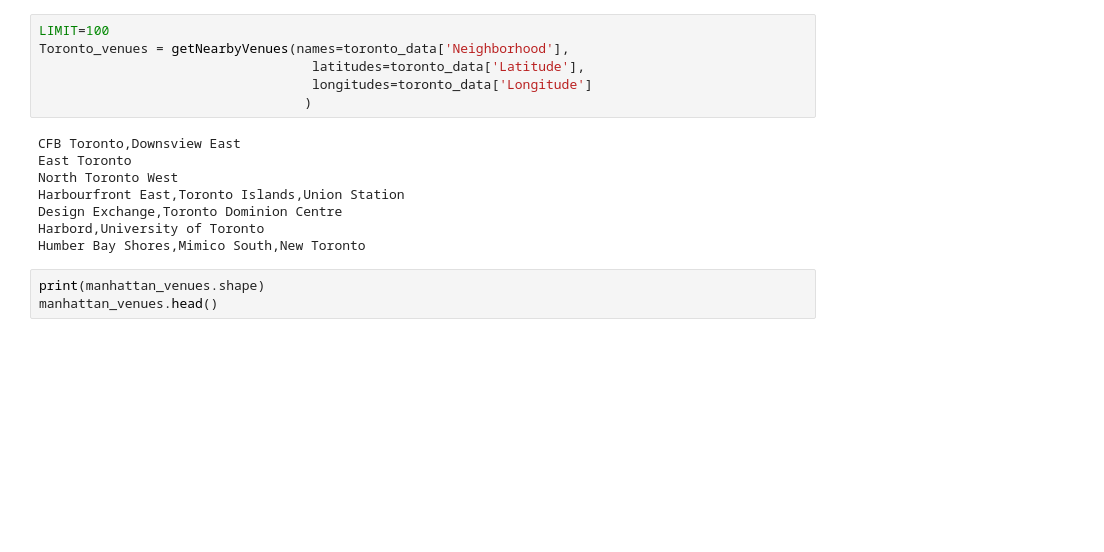
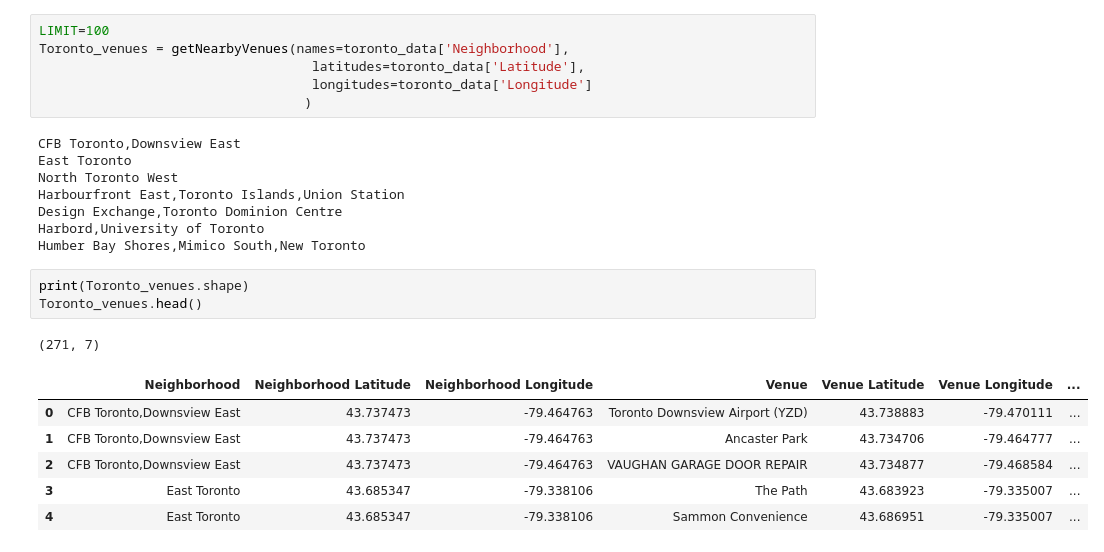
Before and after one commit to MohanRa/Capstone-BattleOfNeighbourhood, a Jupyter notebook: Cluster_Toronto.ipynb, the cells around one changed output. Saved outputs shown, nothing was run; the diff lists cells and outputs as text; blank space fills up the shorter version.

```diff
--- a/Cluster_Toronto.ipynb
+++ b/Cluster_Toronto.ipynb
@@ -155,5 +155,13 @@ Design Exchange,Toronto Dominion Centre
 Harbord,University of Toronto
 Humber Bay Shores,Mimico South,New Toronto
 # %%
-print(manhattan_venues.shape)
-manhattan_venues.head()
+print(Toronto_venues.shape)
+Toronto_venues.head()
+# %% [output]
+(271, 7)
+|  | Neighborhood | Neighborhood Latitude | Neighborhood Longitude | Venue | Venue Latitude | Venue Longitude | ... |
+| 0 | CFB Toronto,Downsview East | 43.737473 | -79.464763 | Toronto Downsview Airport (YZD) | 43.738883 | -79.470111 | ... |
+| 1 | CFB Toronto,Downsview East | 43.737473 | -79.464763 | Ancaster Park | 43.734706 | -79.464777 | ... |
+| 2 | CFB Toronto,Downsview East | 43.737473 | -79.464763 | VAUGHAN GARAGE DOOR REPAIR | 43.734877 | -79.468584 | ... |
+| 3 | East Toronto | 43.685347 | -79.338106 | The Path | 43.683923 | -79.335007 | ... |
+| 4 | East Toronto | 43.685347 | -79.338106 | Sammon Convenience | 43.686951 | -79.335007 | ... |
```
Also changed, not shown: parts of 5 cells of this notebook.
